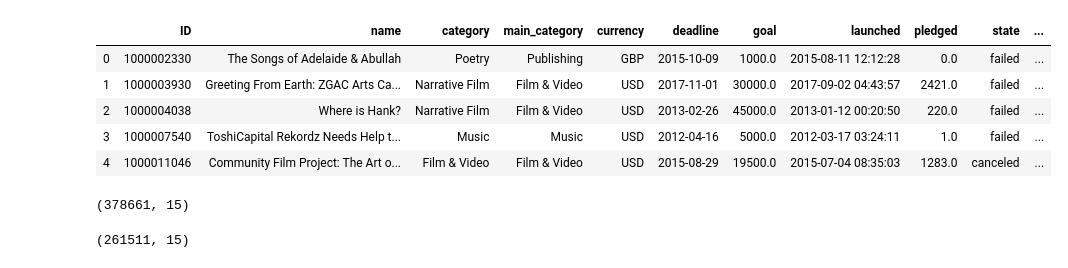
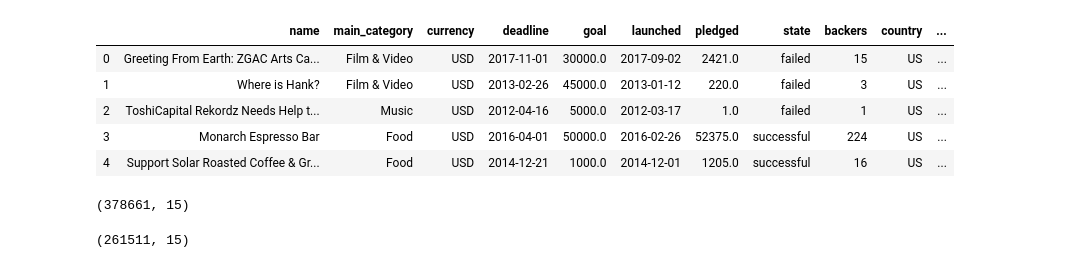
Before and after one commit to opportunity-through-data/activity-modules, a Jupyter notebook: Module 7/module-7.ipynb, the cells around one changed output. Cells and saved outputs as stored; diff of their text form; code cells hidden in the pictures.

```diff
--- a/Module 7/module-7.ipynb
+++ b/Module 7/module-7.ipynb
@@ -6,15 +12,15 @@ import numpy as np
 import matplotlib.pyplot as plt
 import seaborn as sns
 # %%
-ks = pd.read_csv('ks-projects-201801.csv')
+ks = pd.read_csv('ks_2020.csv')
 ks.head()
 # %% [output]
-|  | ID | name | category | main_category | currency | deadline | goal | launched | pledged | state | ... |
-| 0 | 1000002330 | The Songs of Adelaide & Abullah | Poetry | Publishing | GBP | 2015-10-09 | 1000.0 | 2015-08-11 12:12:28 | 0.0 | failed | ... |
-| 1 | 1000003930 | Greeting From Earth: ZGAC Arts Ca... | Narrative Film | Film & Video | USD | 2017-11-01 | 30000.0 | 2017-09-02 04:43:57 | 2421.0 | failed | ... |
-| 2 | 1000004038 | Where is Hank? | Narrative Film | Film & Video | USD | 2013-02-26 | 45000.0 | 2013-01-12 00:20:50 | 220.0 | failed | ... |
-| 3 | 1000007540 | ToshiCapital Rekordz Needs Help t... | Music | Music | USD | 2012-04-16 | 5000.0 | 2012-03-17 03:24:11 | 1.0 | failed | ... |
-| 4 | 1000011046 | Community Film Project: The Art o... | Film & Video | Film & Video | USD | 2015-08-29 | 19500.0 | 2015-07-04 08:35:03 | 1283.0 | canceled | ... |
+|  | name | main_category | currency | deadline | goal | launched | pledged | state | backers | country | ... |
+| 0 | Greeting From Earth: ZGAC Arts Ca... | Film & Video | USD | 2017-11-01 | 30000.0 | 2017-09-02 | 2421.0 | failed | 15 | US | ... |
+| 1 | Where is Hank? | Film & Video | USD | 2013-02-26 | 45000.0 | 2013-01-12 | 220.0 | failed | 3 | US | ... |
+| 2 | ToshiCapital Rekordz Needs Help t... | Music | USD | 2012-04-16 | 5000.0 | 2012-03-17 | 1.0 | failed | 1 | US | ... |
+| 3 | Monarch Espresso Bar | Food | USD | 2016-04-01 | 50000.0 | 2016-02-26 | 52375.0 | successful | 224 | US | ... |
+| 4 | Support Solar Roasted Coffee & Gr... | Food | USD | 2014-12-21 | 1000.0 | 2014-12-01 | 1205.0 | successful | 16 | US | ... |
 # %%
 ks.shape
 # %% [output]
```
Also changed, not shown: parts of 4 cells of this notebook.
